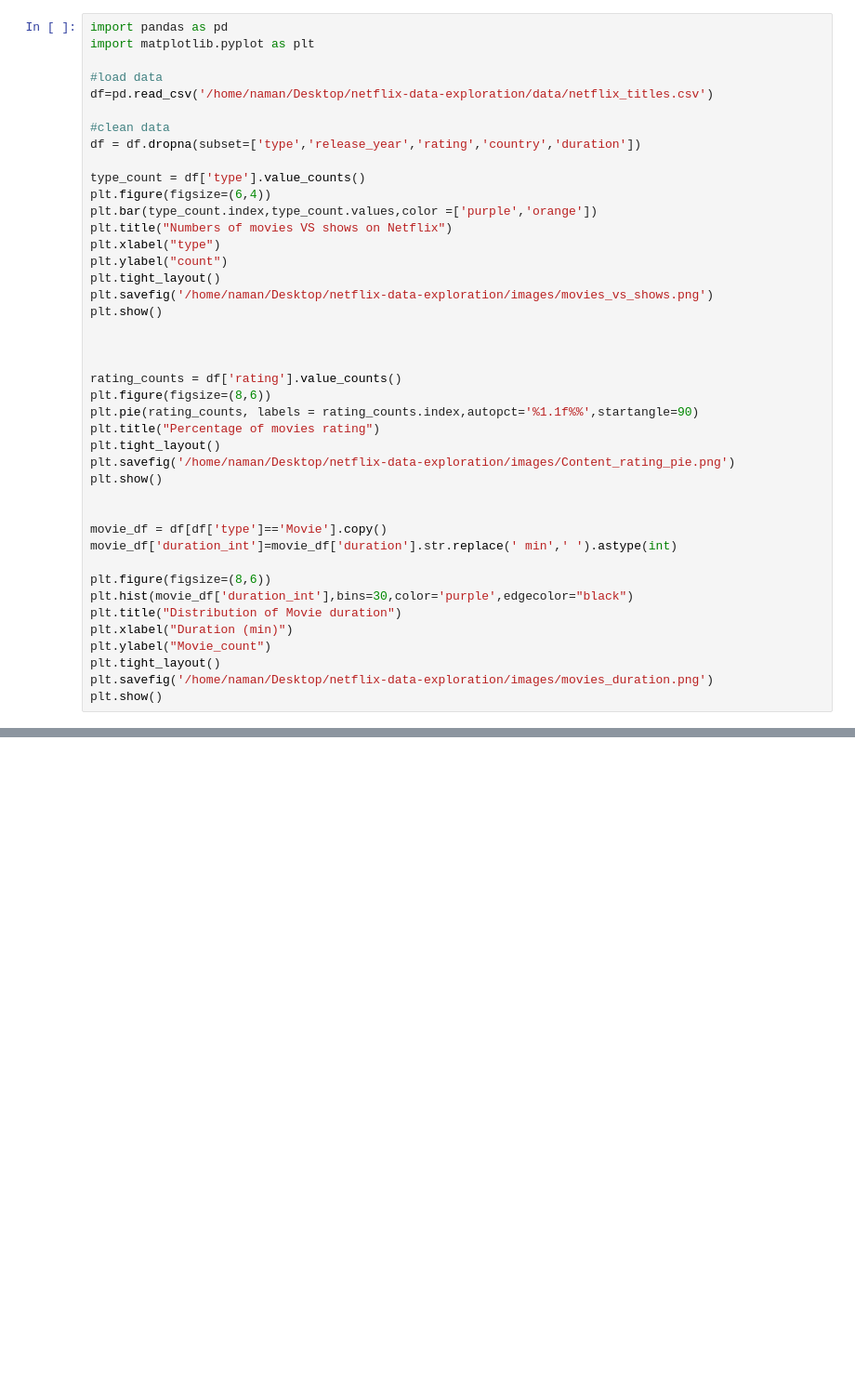
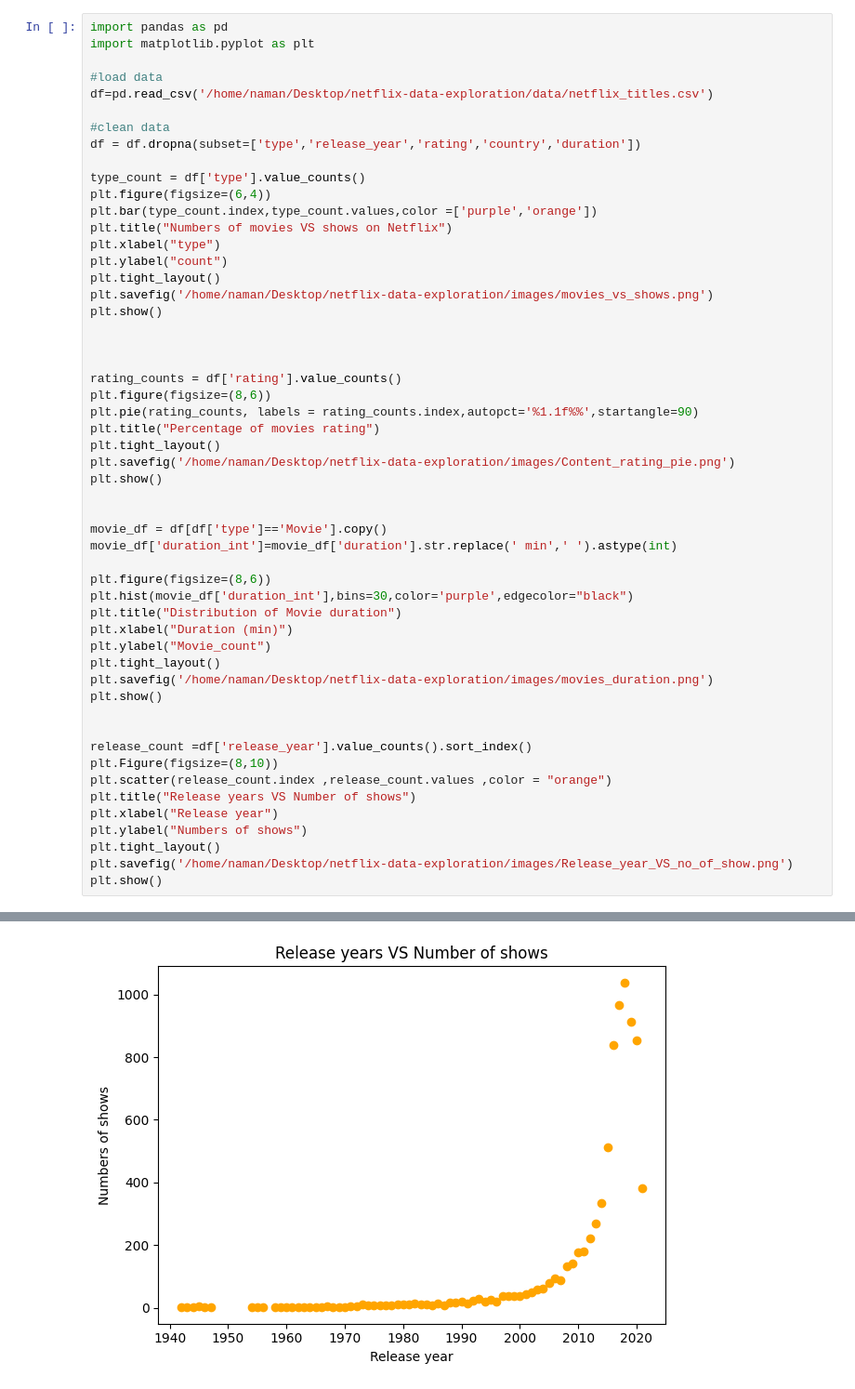
Before and after one commit to NamanAgarwal039/netflix-data-exploration, a Jupyter notebook: notebooks/netflix_analysis.ipynb, the cells around one changed output, grey strips where cells are left out. Shown at 93% size. Cells and saved outputs as stored; diff of their text form; blank space fills up the shorter version.

Commit message:
year vs show added

```diff
--- a/notebooks/netflix_analysis.ipynb
+++ b/notebooks/netflix_analysis.ipynb
@@ -17,30 +17,42 @@ plt.ylabel("count")
 plt.tight_layout()
 plt.savefig('/home/naman/Desktop/netflix-data-exploration/images/movies_vs_shows.png')
 plt.show()
 
 
 
 rating_counts = df['rating'].value_counts()
 plt.figure(figsize=(8,6))
 plt.pie(rating_counts, labels = rating_counts.index,autopct='%1.1f%%',startangle=90)
 plt.title("Percentage of movies rating")
 plt.tight_layout()
 plt.savefig('/home/naman/Desktop/netflix-data-exploration/images/Content_rating_pie.png')
 plt.show()
 
 
 movie_df = df[df['type']=='Movie'].copy()
 movie_df['duration_int']=movie_df['duration'].str.replace(' min',' ').astype(int)
 
 plt.figure(figsize=(8,6))
 plt.hist(movie_df['duration_int'],bins=30,color='purple',edgecolor="black")
 plt.title("Distribution of Movie duration")
 plt.xlabel("Duration (min)")
 plt.ylabel("Movie_count")
 plt.tight_layout()
 plt.savefig('/home/naman/Desktop/netflix-data-exploration/images/movies_duration.png')
 plt.show()
+
+
+release_count =df['release_year'].value_counts().sort_index()
+plt.Figure(figsize=(8,10))
+plt.scatter(release_count.index ,release_count.values ,color = "orange")
+plt.title("Release years VS Number of shows")
+plt.xlabel("Release year")
+plt.ylabel("Numbers of shows")
+plt.tight_layout()
+plt.savefig('/home/naman/Desktop/netflix-data-exploration/images/Release_year_VS_no_of_show.png')
+plt.show()
 # %% [output]
 [figure]
 [figure]
 [figure]
+[figure, added]
```
Also changed, not shown: 1 other file.
